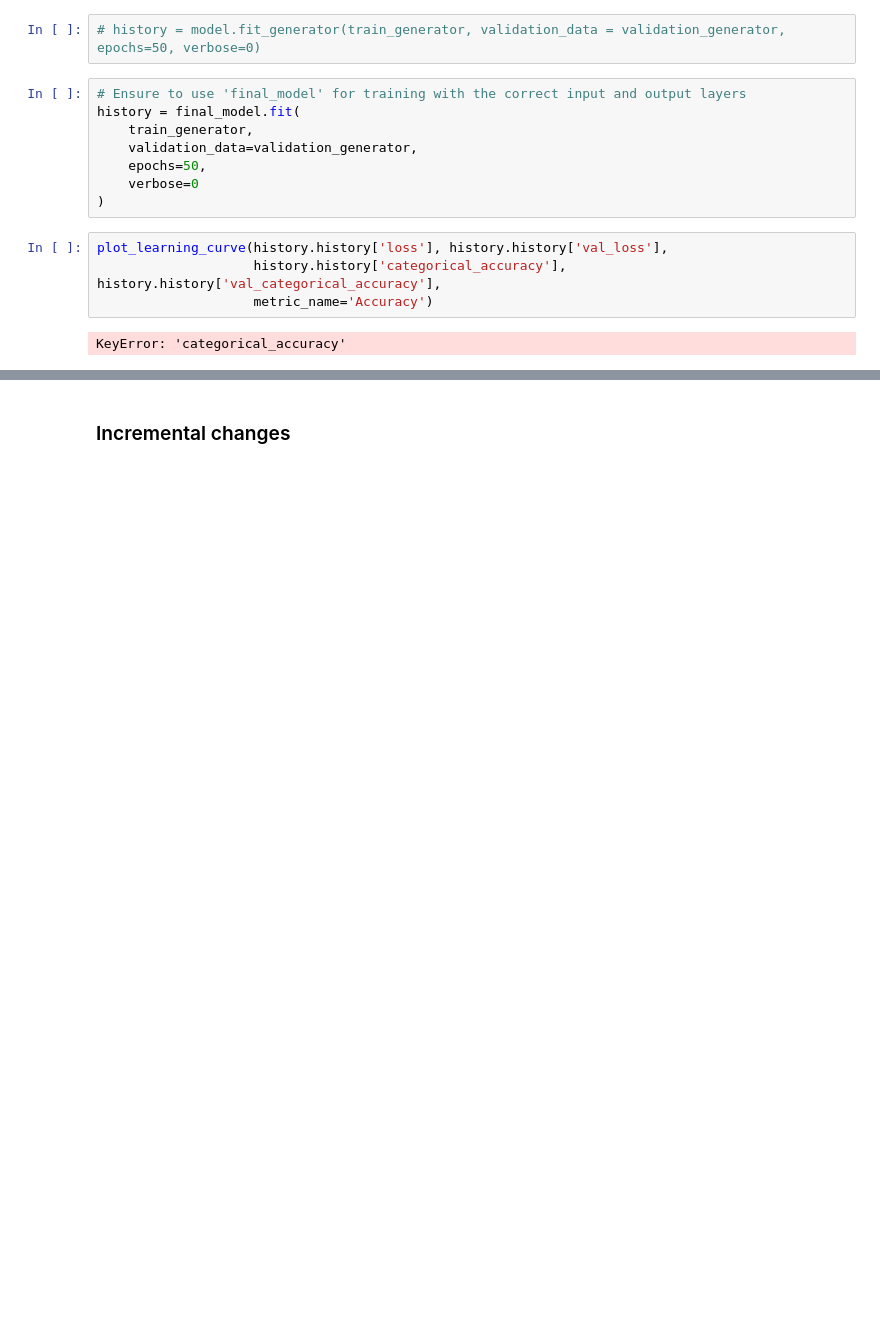
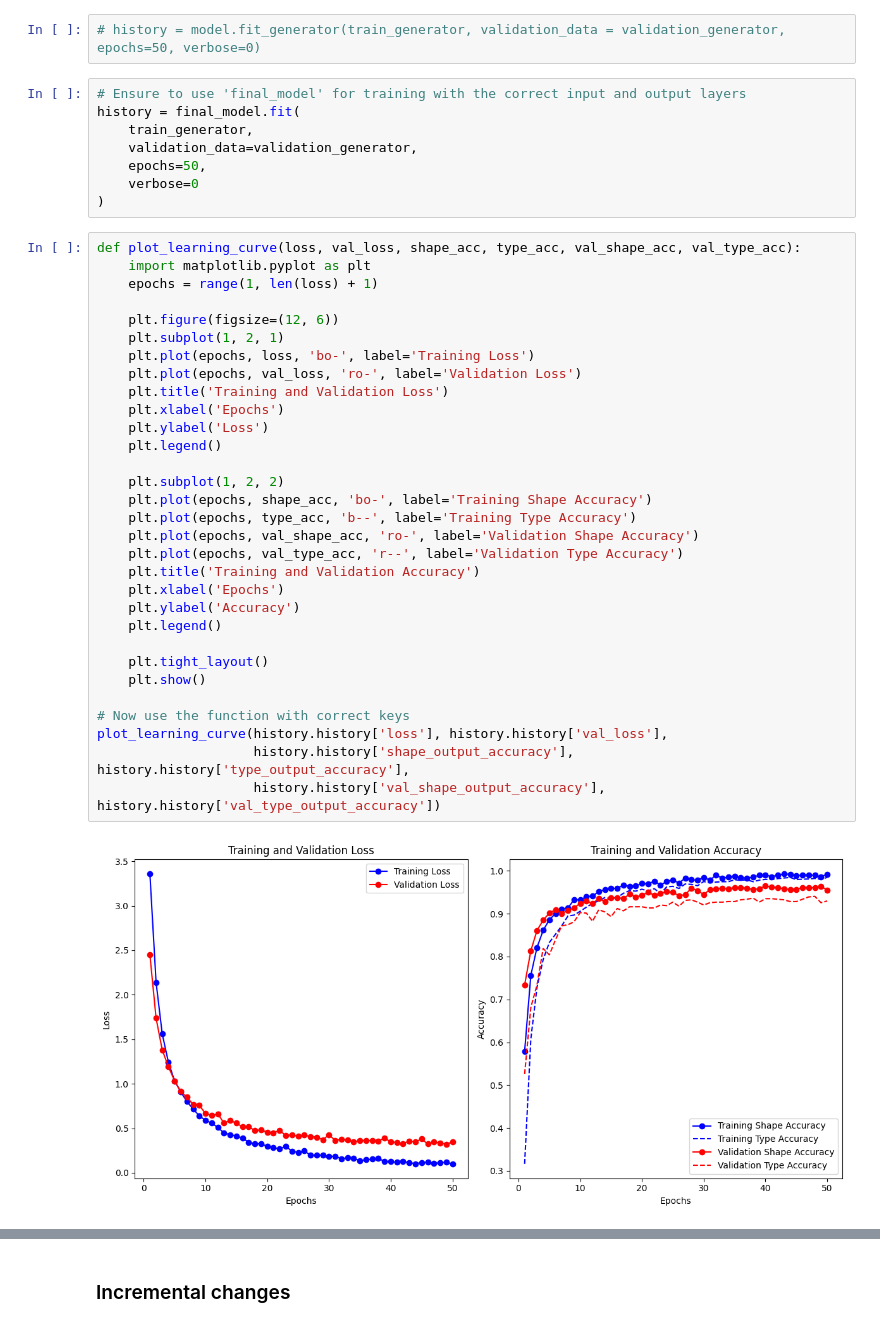
Before and after one commit to BenjapornW/Road-Traffic-Signs-Image-Classification-using-a-Neural-Network, a Jupyter notebook: s3959666_s3961136.ipynb, the cells around one changed output, grey strips where cells are left out. Saved outputs shown, nothing was run; the diff lists cells and outputs as text; blank space fills up the shorter version.

```diff
--- a/s3959666_s3961136.ipynb
+++ b/s3959666_s3961136.ipynb
@@ -420,9 +391,36 @@ history = final_model.fit(
     epochs=50,
     verbose=0
 )
-# %%
-plot_learning_curve(history.history['loss'], history.history['val_loss'],
-                    history.history['categorical_accuracy'], history.history['val_categorical_accuracy'],
-                    metric_name='Accuracy')
-# %% [output]
-KeyError: 'categorical_accuracy'
+# %%
+def plot_learning_curve(loss, val_loss, shape_acc, type_acc, val_shape_acc, val_type_acc):
+    import matplotlib.pyplot as plt
+    epochs = range(1, len(loss) + 1)
+
+    plt.figure(figsize=(12, 6))
+    plt.subplot(1, 2, 1)
+    plt.plot(epochs, loss, 'bo-', label='Training Loss')
+    plt.plot(epochs, val_loss, 'ro-', label='Validation Loss')
+    plt.title('Training and Validation Loss')
+    plt.xlabel('Epochs')
+    plt.ylabel('Loss')
+    plt.legend()
+
+    plt.subplot(1, 2, 2)
+    plt.plot(epochs, shape_acc, 'bo-', label='Training Shape Accuracy')
+    plt.plot(epochs, type_acc, 'b--', label='Training Type Accuracy')
+    plt.plot(epochs, val_shape_acc, 'ro-', label='Validation Shape Accuracy')
+    plt.plot(epochs, val_type_acc, 'r--', label='Validation Type Accuracy')
+    plt.title('Training and Validation Accuracy')
+    plt.xlabel('Epochs')
+    plt.ylabel('Accuracy')
+    plt.legend()
+
+    plt.tight_layout()
+    plt.show()
+
+# Now use the function with correct keys
+plot_learning_curve(history.history['loss'], history.history['val_loss'],
+                    history.history['shape_output_accuracy'], history.history['type_output_accuracy'],
+                    history.history['val_shape_output_accuracy'], history.history['val_type_output_accuracy'])
+# %% [output]
+[figure, added]
```
Also changed, not shown: parts of 15 cells of this notebook.
